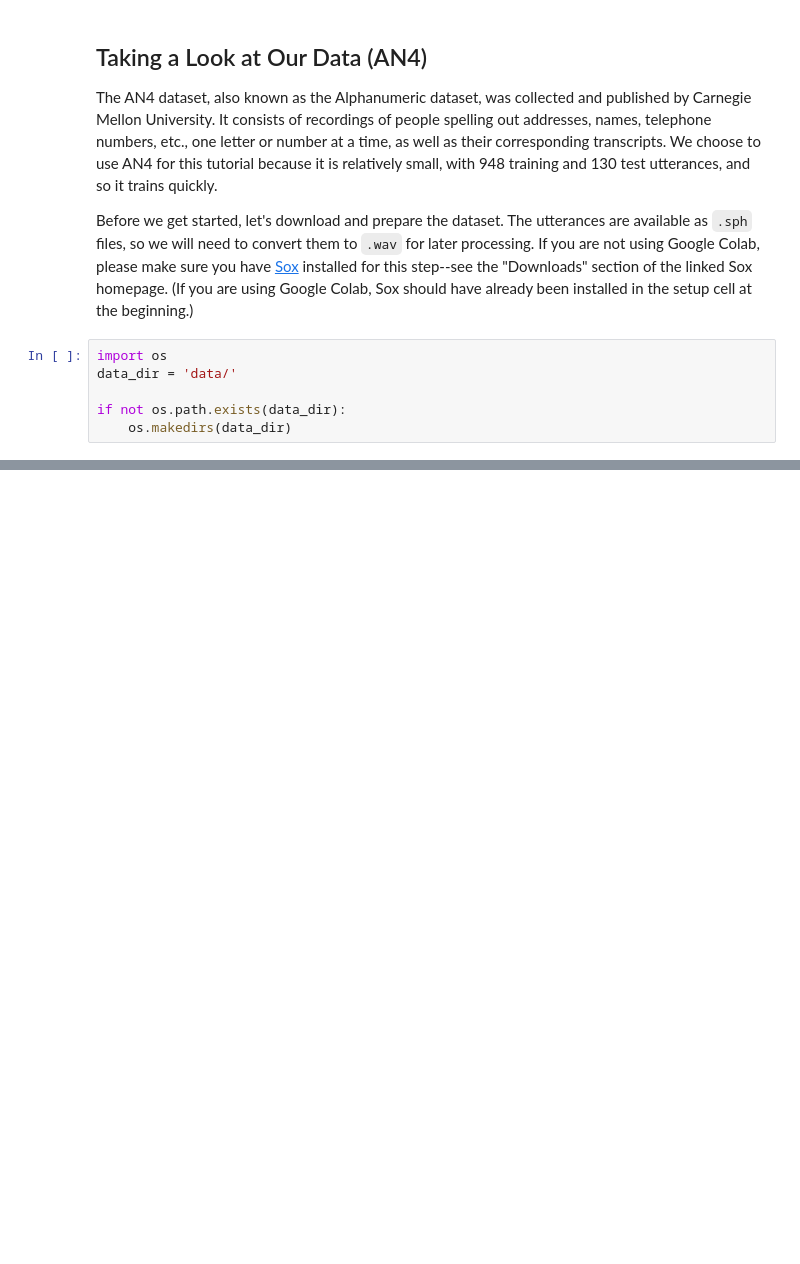
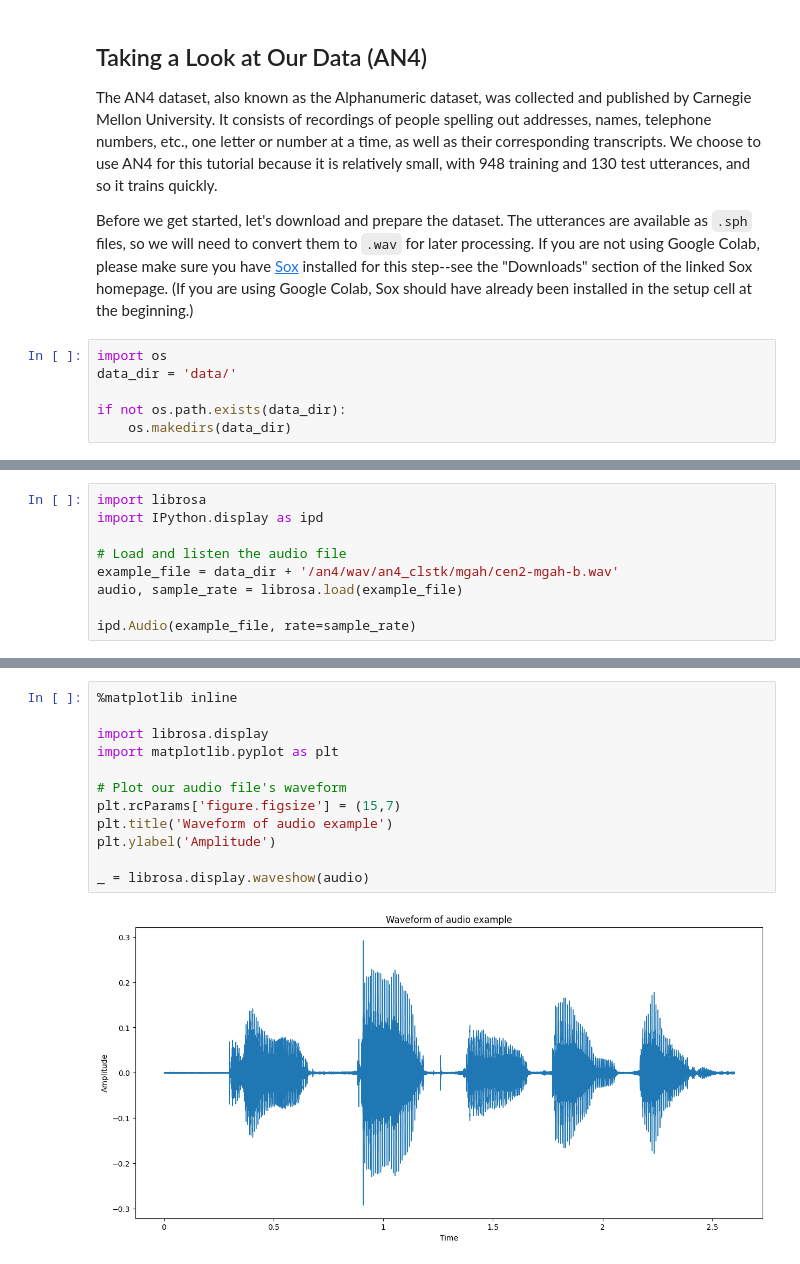
Before and after one commit to smbensi/different_utils, a Jupyter notebook: sound_processing/nemo/ASR/00_ASR_with_NeMo.ipynb, the cells around one changed output, grey strips where cells are left out. Saved outputs shown, nothing was run; the diff lists cells and outputs as text; blank space fills up the shorter version.

```diff
--- a/sound_processing/nemo/ASR/00_ASR_with_NeMo.ipynb
+++ b/sound_processing/nemo/ASR/00_ASR_with_NeMo.ipynb
@@ -91,2 +90,11 @@ Converting .sph to .wav..
 Finished conversion.
 *****
+# %%
+import librosa
+import IPython.display as ipd
+
+# Load and listen the audio file
+example_file = data_dir + '/an4/wav/an4_clstk/mgah/cen2-mgah-b.wav'
+audio, sample_rate = librosa.load(example_file)
+
+ipd.Audio(example_file, rate=sample_rate)
@@ -92,0 +103,14 @@ Finished conversion.
+# %%
+%matplotlib inline
+
+import librosa.display
+import matplotlib.pyplot as plt
+
+# Plot our audio file's waveform
+plt.rcParams['figure.figsize'] = (15,7)
+plt.title('Waveform of audio example')
+plt.ylabel('Amplitude')
+
+_ = librosa.display.waveshow(audio)
+# %% [output]
+[figure, added]
```
Also changed, not shown: parts of 21 cells of this notebook, 6 other files.
